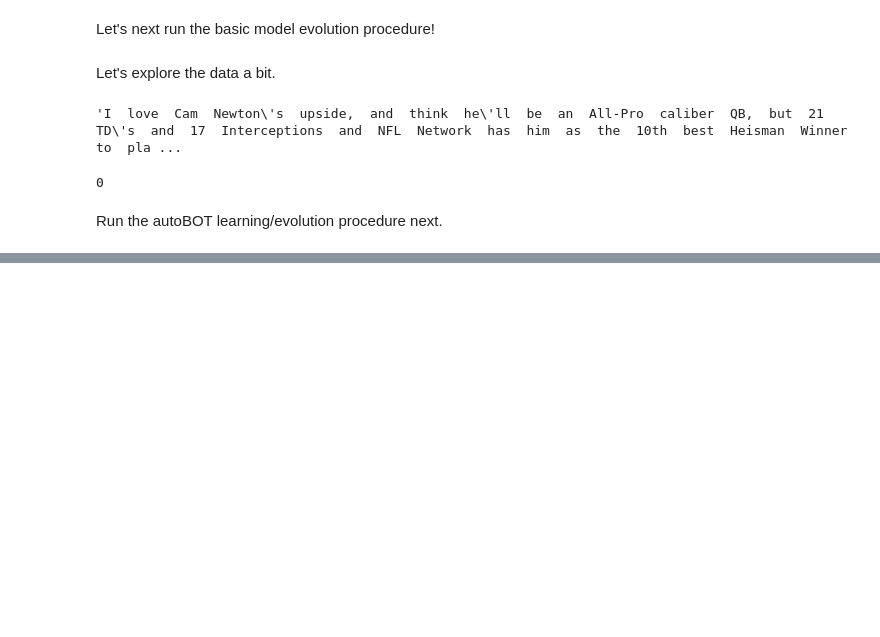
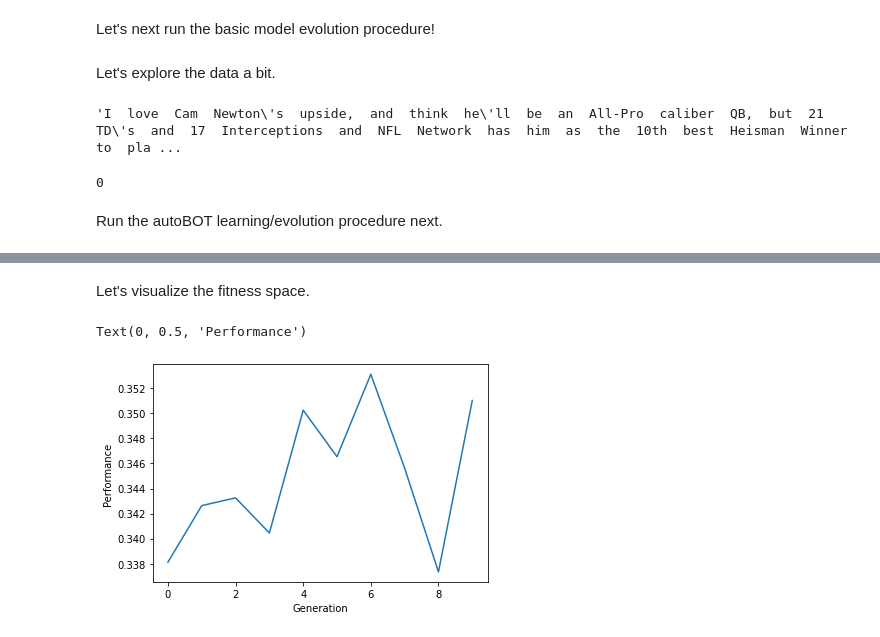
Before and after one commit to SkBlaz/autobot, a Jupyter notebook: notebooks/basic-tutorial.ipynb, the cells around one changed output, grey strips where cells are left out. Drawn from its saved outputs; the diff is of its cells as text; code cells hidden in the pictures; blank space fills up the shorter version.

```diff
--- a/notebooks/basic-tutorial.ipynb
+++ b/notebooks/basic-tutorial.ipynb
@@ -74,0 +241,14 @@ predictions = autoBOTLibObj.predict(test_sequences)
+# %% [markdown]
+Let's visualize the fitness space.
+# %%
+import numpy as np
+## Visualize the fitness trace
+fitness_summary = autoBOTLibObj.visualize_fitness(image_path=None) ## specify path to store locally.
+fsum = fitness_summary.T.values
+fsum = np.mean(fsum,axis=1)
+plt.plot(list(range(fsum.shape[0])),fsum)
+plt.xlabel("Generation")
+plt.ylabel("Performance")
+# %% [output]
+Text(0, 0.5, 'Performance')
+[figure, added]
```
Also changed, not shown: parts of 7 cells of this notebook.
